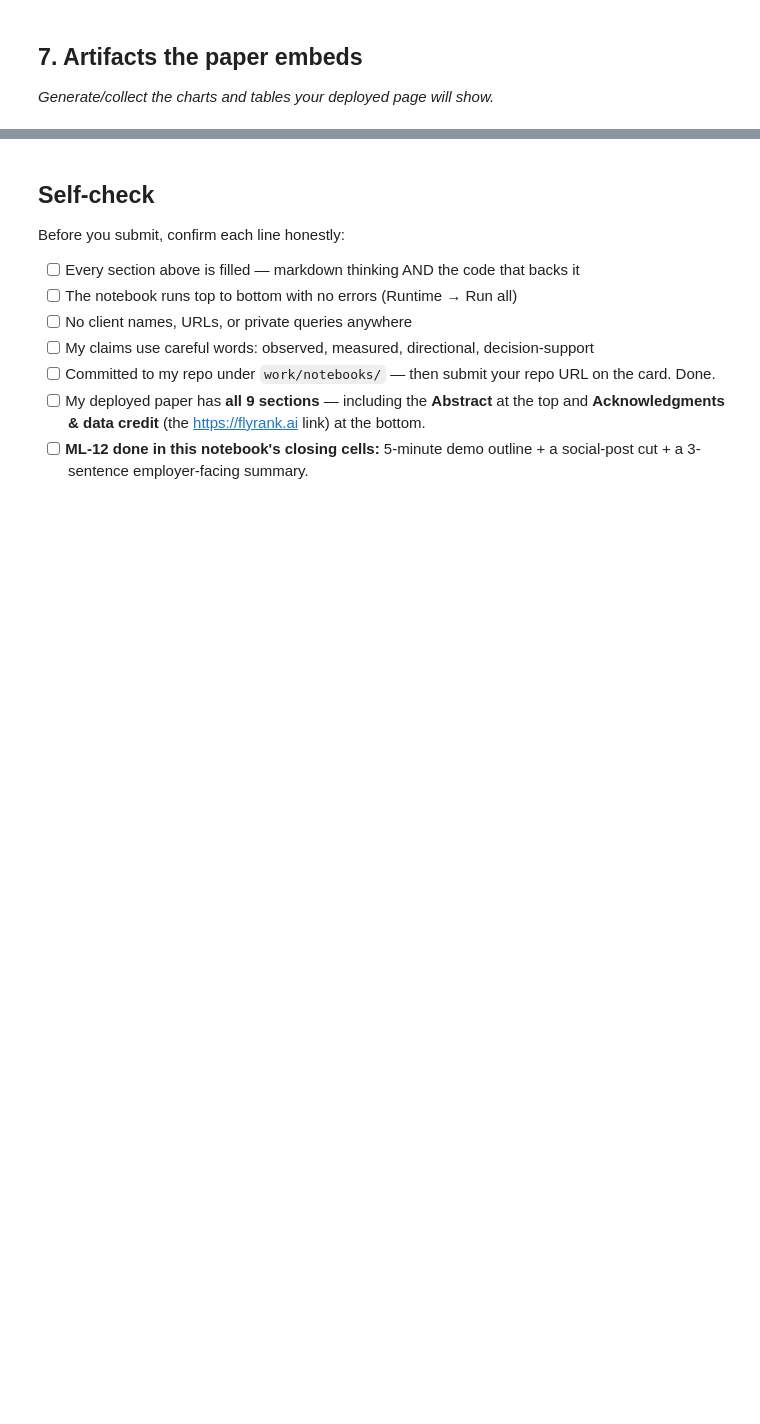
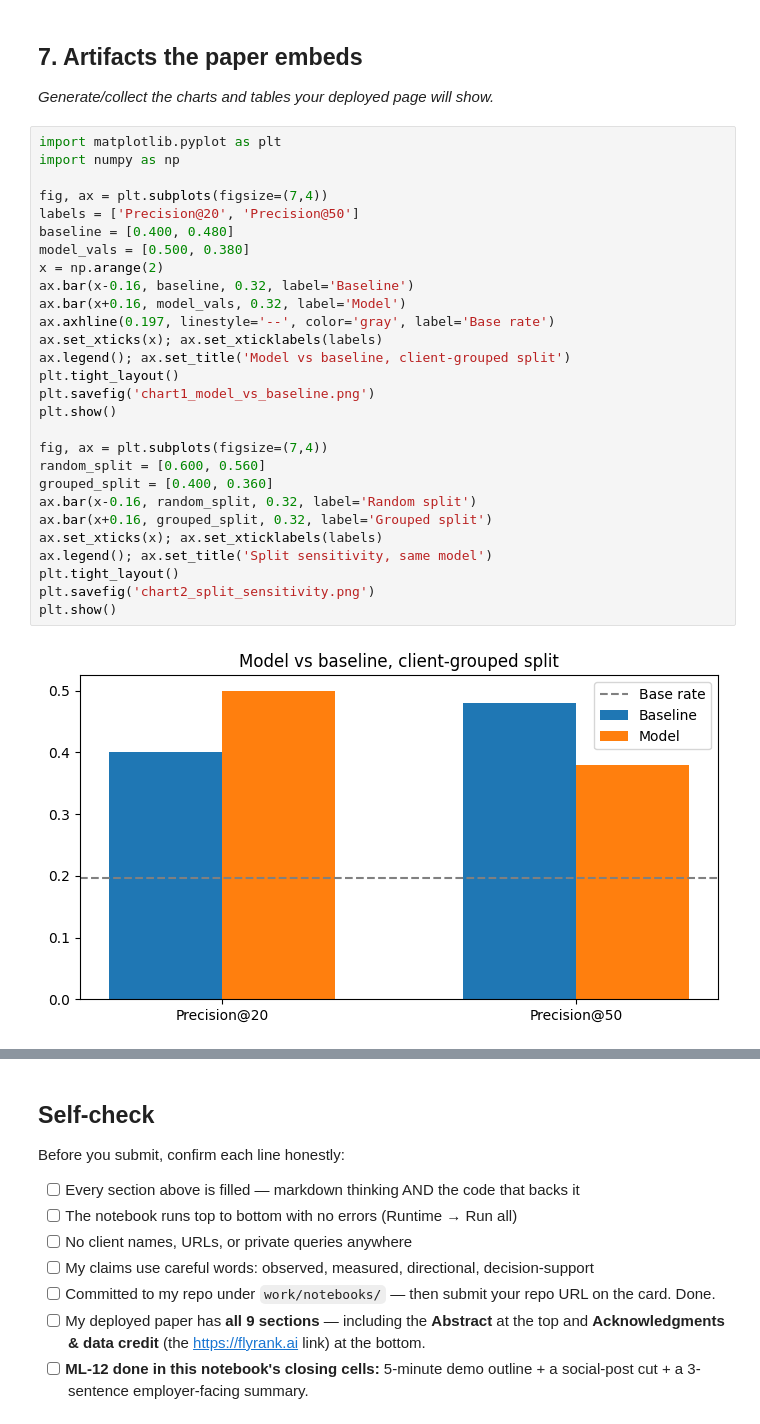
Before and after one commit to Ahil-Adnan/FlyRank-Machine-Learning, a Jupyter notebook: work/notebooks/capstone.ipynb, the cells around one changed output, grey strips where cells are left out. Drawn from its saved outputs; the diff is of its cells as text; blank space fills up the shorter version.

```diff
--- a/work/notebooks/capstone.ipynb
+++ b/work/notebooks/capstone.ipynb
@@ -67,3 +195,33 @@ con.sql(f"""
 ## 7. Artifacts the paper embeds
 
 *Generate/collect the charts and tables your deployed page will show.*
+# %%
+import matplotlib.pyplot as plt
+import numpy as np
+
+fig, ax = plt.subplots(figsize=(7,4))
+labels = ['Precision@20', 'Precision@50']
+baseline = [0.400, 0.480]
+model_vals = [0.500, 0.380]
+x = np.arange(2)
+ax.bar(x-0.16, baseline, 0.32, label='Baseline')
+ax.bar(x+0.16, model_vals, 0.32, label='Model')
+ax.axhline(0.197, linestyle='--', color='gray', label='Base rate')
+ax.set_xticks(x); ax.set_xticklabels(labels)
+ax.legend(); ax.set_title('Model vs baseline, client-grouped split')
+plt.tight_layout()
+plt.savefig('chart1_model_vs_baseline.png')
+plt.show()
+
+fig, ax = plt.subplots(figsize=(7,4))
+random_split = [0.600, 0.560]
+grouped_split = [0.400, 0.360]
+ax.bar(x-0.16, random_split, 0.32, label='Random split')
+ax.bar(x+0.16, grouped_split, 0.32, label='Grouped split')
+ax.set_xticks(x); ax.set_xticklabels(labels)
+ax.legend(); ax.set_title('Split sensitivity, same model')
+plt.tight_layout()
+plt.savefig('chart2_split_sensitivity.png')
+plt.show()
+# %% [output]
+[figure, added]
```
Also changed, not shown: parts of 8 cells of this notebook.
